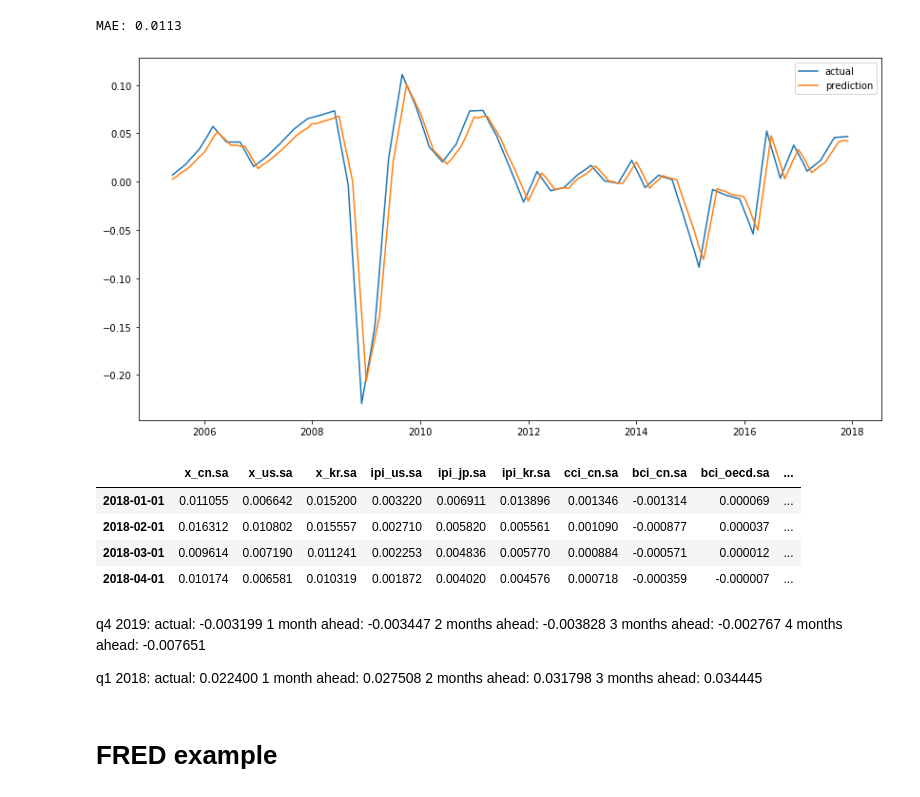
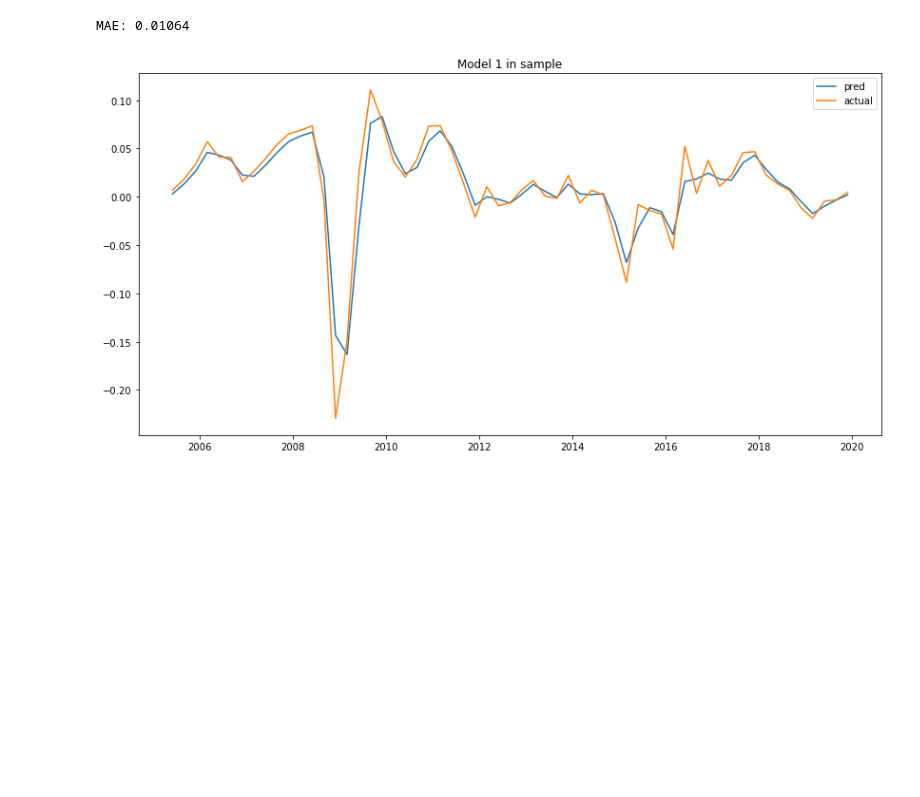
Before and after one commit to dhopp1-UNCTAD/nowcast_data_update, a Jupyter notebook: nowcast_targets/python_dfm.ipynb, the cells around one changed output. Cells and saved outputs as stored; diff of their text form; code cells hidden in the pictures; blank space fills up the shorter version.

```diff
--- a/nowcast_targets/python_dfm.ipynb
+++ b/nowcast_targets/python_dfm.ipynb
@@ -8,7 +12,3 @@ import statsmodels.api as sm
 catalog = pd.read_csv("../helper/catalog.csv")
 data = pd.read_csv("../output/2020-06-01_database_tf.csv", parse_dates=["date"])
 ys = ["x_world.sa", "x_vol_world2.sa", "x_servs_world.sa"]
-# %%
-x = data.loc[:, pd.unique(["date"] + catalog.loc[~pd.isna(catalog.octave_value), "octave_value"].to_list())].set_index("date")
-x.iloc[:-2] = x.iloc[:-2].interpolate()
-x = x.iloc[:-30]
@@ -15,39 +114,21 @@ x = x.iloc[:-30]
 # %%
-# model
+# plotting in sample results
+x = gen_target_data(data, catalog, target, "2002-01-01", "2020-06-01")
 mod = sm.tsa.DynamicFactor(x, k_factors=1, factor_order=1, error_order=1)
 initial_res = mod.fit(method='powell', disp=False)
 res = mod.fit(initial_res.params, disp=False)
-#print(res.summary(separate_params=False))
+pred = res.predict().append(res.forecast(5))
 
-# results
-results = x.loc[~pd.isna(x["x_world.sa"]),:].join(res.predict()["x_world.sa"], how="left", rsuffix="pred")[["x_world.sa", "x_world.sapred"]]
-results.columns = ["actual", "predicted"]
-mae = np.abs(results.actual - results.predicted).mean()
-print(f"MAE: {mae.round(4)}")
-plt.plot(results.actual, label="actual")
-plt.plot(results.predicted, label="prediction")
+tmp = pred["x_world.sa"].reset_index().merge(data.loc[:,["date", "x_world.sa"]], how="left", left_on="index", right_on="date").drop("index", axis=1)
+tmp.columns = ["pred", "date", "actual"]
+tmp = tmp.loc[~pd.isna(tmp.actual), :].reset_index(drop=True)
+
+print(f"MAE: {np.mean(np.abs(tmp.pred - tmp.actual)).round(5)}")
+
+plt.plot(tmp.date, tmp.pred, label="pred")
+plt.plot(tmp.date, tmp.actual, label="actual")
+plt.title("Model 1 in sample")
 plt.legend();
 # %% [output]
-MAE: 0.0113
+MAE: 0.01064
-[figure, old version]
+[figure, new version]
-# %%
-res.forecast(4)
-# %% [output]
-|  | x_cn.sa | x_us.sa | x_kr.sa | ipi_us.sa | ipi_jp.sa | ipi_kr.sa | cci_cn.sa | bci_cn.sa | bci_oecd.sa | ... |
-| 2018-01-01 | 0.011055 | 0.006642 | 0.015200 | 0.003220 | 0.006911 | 0.013896 | 0.001346 | -0.001314 | 0.000069 | ... |
-| 2018-02-01 | 0.016312 | 0.010802 | 0.015557 | 0.002710 | 0.005820 | 0.005561 | 0.001090 | -0.000877 | 0.000037 | ... |
-| 2018-03-01 | 0.009614 | 0.007190 | 0.011241 | 0.002253 | 0.004836 | 0.005770 | 0.000884 | -0.000571 | 0.000012 | ... |
-| 2018-04-01 | 0.010174 | 0.006581 | 0.010319 | 0.001872 | 0.004020 | 0.004576 | 0.000718 | -0.000359 | -0.000007 | ... |
-# %% [markdown]
-q4 2019: actual: -0.003199
-1 month ahead: -0.003447
-2 months ahead: -0.003828
-3 months ahead: -0.002767
-4 months ahead: -0.007651
-
-q1 2018: actual: 0.022400
-1 month ahead: 0.027508
-2 months ahead: 0.031798
-3 months ahead: 0.034445
-# %% [markdown]
-# FRED example
```
Also changed, not shown: parts of 12 cells of this notebook, 4 other files.
